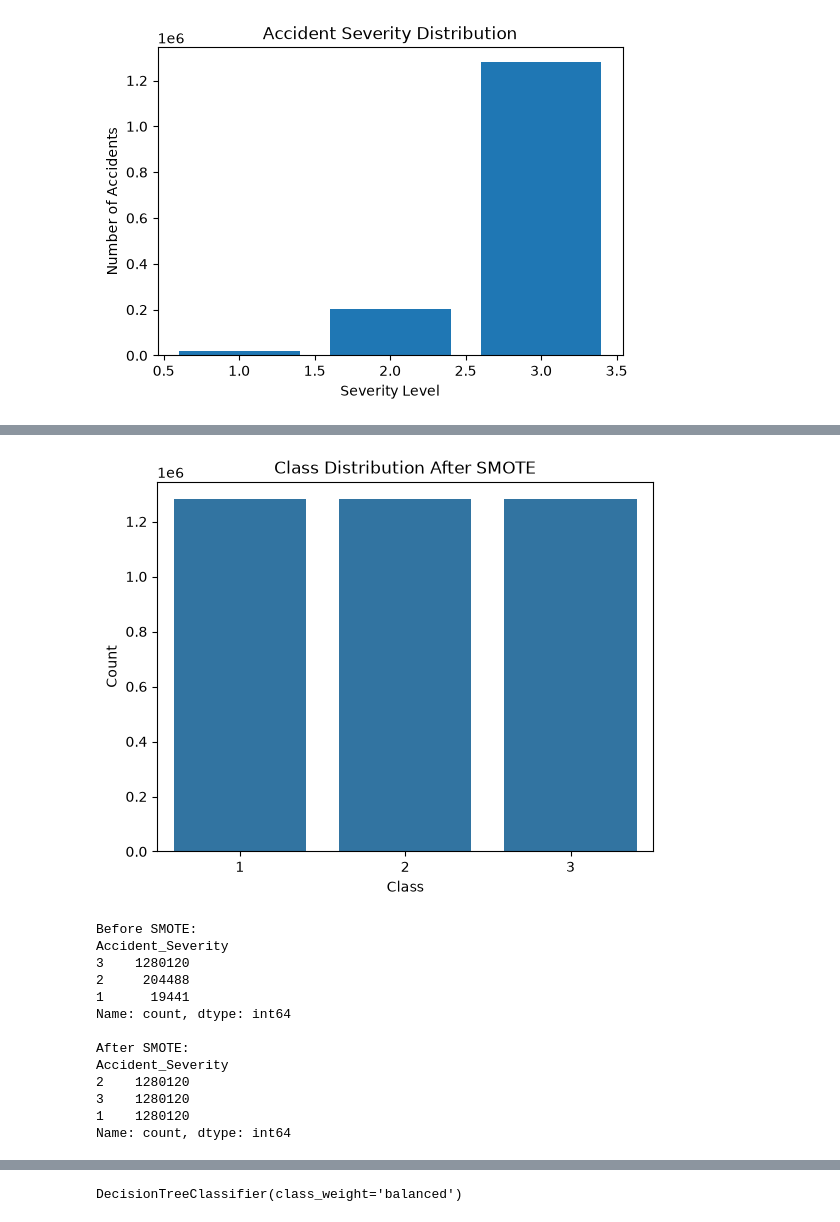
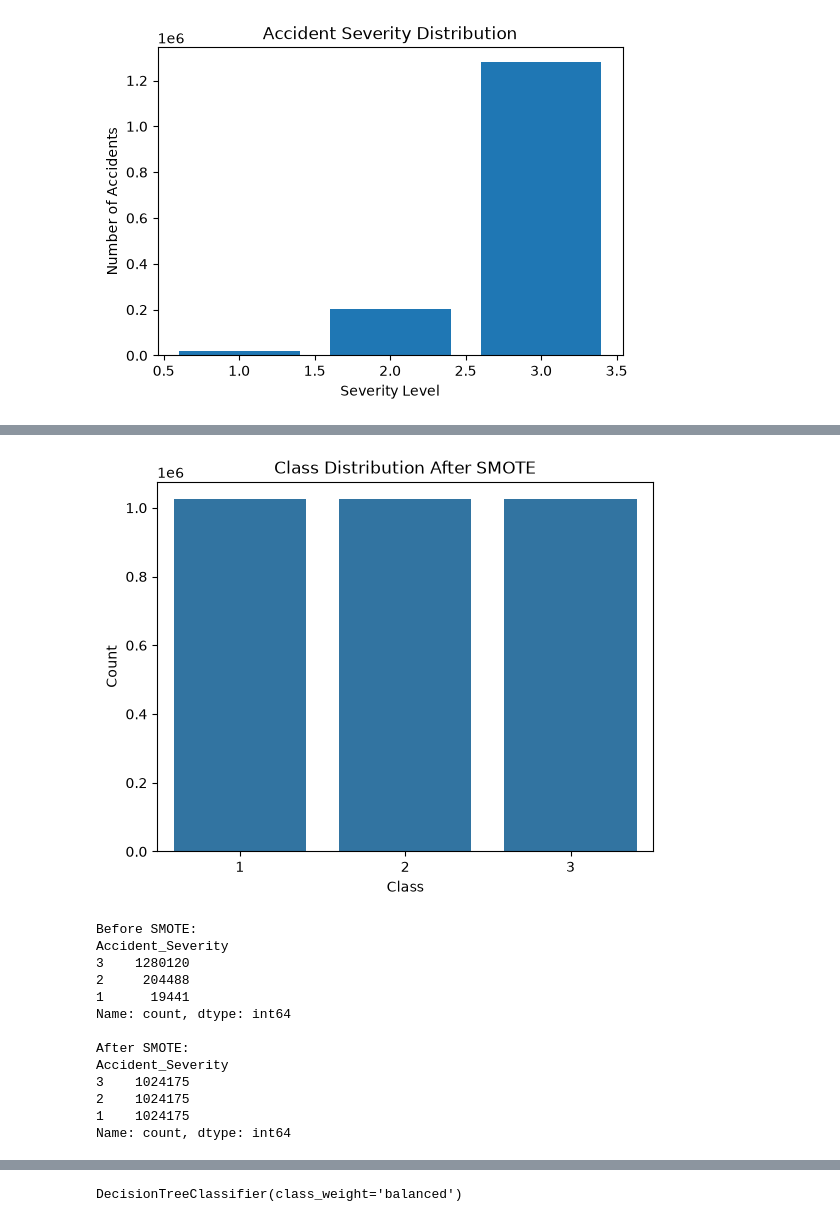
Before and after one commit to SameepSharma714/Road-Accidents-Severity-Prediction, a Jupyter notebook: RASP.ipynb, the cells around one changed output, grey strips where cells are left out. Drawn from its saved outputs; the diff is of its cells as text; code cells hidden in the pictures.

```diff
--- a/RASP.ipynb
+++ b/RASP.ipynb
@@ -182,0 +153,3 @@ Name: count, dtype: int64
+# %%
+X_train[['Pedestrian_Crossing-Physical_Facilities']]=impute.fit_transform(X_train[['Pedestrian_Crossing-Physical_Facilities']])
+X_test[['Pedestrian_Crossing-Physical_Facilities']]=impute.transform(X_test[['Pedestrian_Crossing-Physical_Facilities']])
@@ -248 +406,4 @@ df = pd.get_dummies(df, columns=['Light_Conditions'])
+# %%
+X_train[['Junction_Control']]=impute.fit_transform(X_train[['Junction_Control']])
+X_test[['Junction_Control']]=impute.transform(X_test[['Junction_Control']])
 # %%
@@ -380,20 +572,45 @@ plt.show()
+# %%
+
+# ---------------- X_train ----------------
+train_encoded = ohe.fit_transform(X_train[['Road_Type']])
+
+train_encoded = pd.DataFrame(
+    train_encoded,
+    columns=ohe.get_feature_names_out(['Road_Type']),
+    index=X_train.index
+)
+
+X_train = X_train.drop('Road_Type', axis=1)
+X_train = pd.concat([X_train, train_encoded], axis=1)
+
+# ---------------- X_test ----------------
+test_encoded = ohe.transform(X_test[['Road_Type']])
+
+test_encoded = pd.DataFrame(
+    test_encoded,
+    columns=ohe.get_feature_names_out(['Road_Type']),
+    index=X_test.index
+)
+
+X_test = X_test.drop('Road_Type', axis=1)
+X_test = pd.concat([X_test, test_encoded], axis=1)
 # %%
 from imblearn.over_sampling import SMOTE
 
 sm = SMOTE(random_state=42)
-X_resampled, y_resampled = sm.fit_resample(X, y)
+X_train_resampled, y_train_resampled = sm.fit_resample(X_train,y_train)
 # %%
 import seaborn as sns
 import matplotlib.pyplot as plt
 
-sns.countplot(x=y_resampled)
+sns.countplot(x=y_train_resampled)
 
 plt.title('Class Distribution After SMOTE')
 plt.xlabel('Class')
 plt.ylabel('Count')
 plt.show()
 # %% [output]
-[figure, old version]
+[figure, new version]
 # %%
 import pandas as pd
 
@@ -401,7 +618,7 @@ print("Before SMOTE:")
 print(y.value_counts())
 
 print("\nAfter SMOTE:")
-print(y_resampled.value_counts())
+print(y_train_resampled.value_counts())
 # %% [output]
 Before SMOTE:
 Accident_Severity
@@ -412,9 +629,9 @@ Name: count, dtype: int64
 
 After SMOTE:
 Accident_Severity
-2    1280120
-3    1280120
-1    1280120
+3    1024175
+2    1024175
+1    1024175
 Name: count, dtype: int64
 # %%
 fig, axes = plt.subplots(1, 2, figsize=(12, 5))
```
Also changed, not shown: parts of 67 cells of this notebook.
